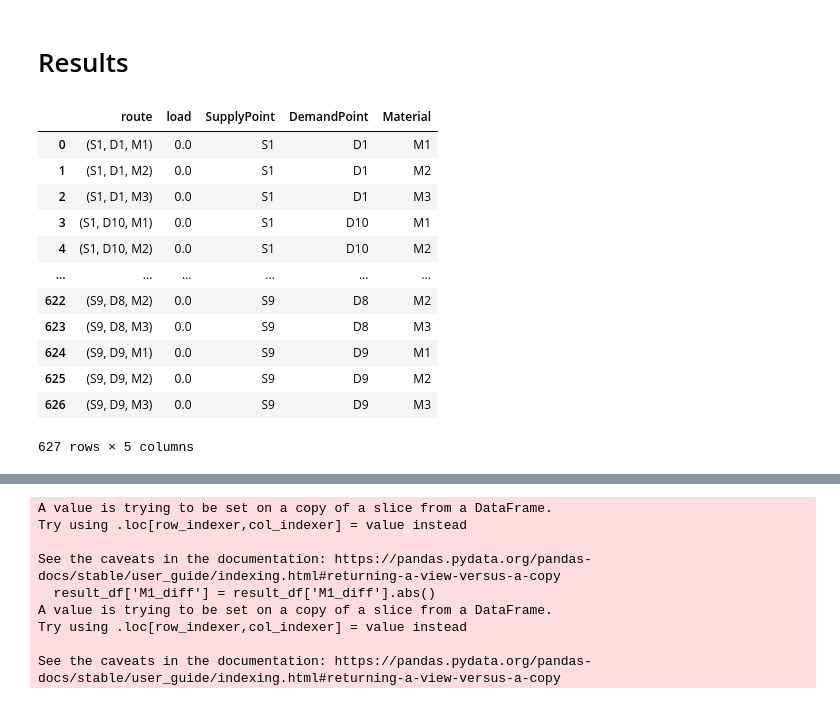
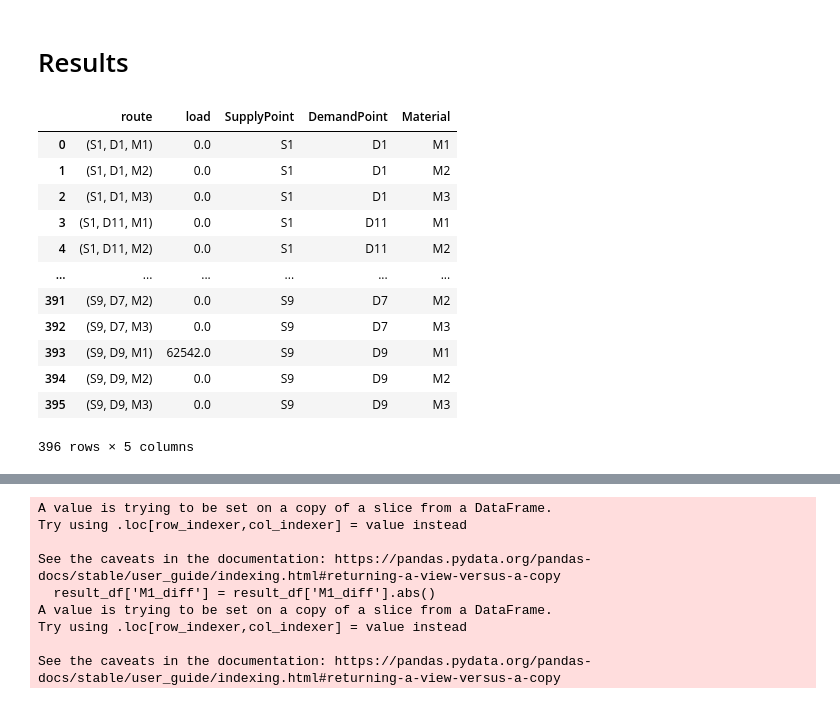
Before and after one commit to d-saikrishna/DataScience, a Jupyter notebook: DecisionScience/LinearProgramming/Supply-Demand.ipynb, the cells around one changed output, grey strips where cells are left out. Cells and saved outputs as stored; diff of their text form; code cells hidden in the pictures.

```diff
--- a/DecisionScience/LinearProgramming/Supply-Demand.ipynb
+++ b/DecisionScience/LinearProgramming/Supply-Demand.ipynb
@@ -171,0 +298,4 @@ demand_total
+# %%
+new_destinations = destinations[~destinations.isin(destinations_to_remove)].reset_index(drop=True)
+status, cost, vars = minimise_costs_lp(origins, new_destinations, materials, pertonkm_cost, distance_km, supply, demand_total)
+status
@@ -268,12 +400,13 @@ for o in origins:
 # %%
 # 2. Demand constraints with OR condition
 for d in destinations:
-    Lp_prob += p.lpSum([x[o, d, 'M1'] for o in origins]) == 0.05 * demand_total[d], f"Demand_Constraint_M1_{d}"
-    Lp_prob += p.lpSum([x[o, d, 'M2'] for o in origins]) == 0.10 * demand_total[d] * y[d, 'M2'], f"Demand_Constraint_M2_{d}"
-    Lp_prob += p.lpSum([x[o, d, 'M3'] for o in origins]) == 0.20 * demand_total[d] * y[d, 'M3'], f"Demand_Constraint_M3_{d}"
-    Lp_prob += y[d, 'M2'] + y[d, 'M3'] == 1, f"Blending_Option_Selection_{d}"
+    Lp_prob += p.lpSum([x[o, d, 'M1'] for o in origins]) <= 0.05 * demand_total[d], f"Demand_Constraint_M1_{d}"
+    #Lp_prob += p.lpSum([x[o, d, 'M2'] for o in origins]) == 0.10 * demand_total[d] * y[d, 'M2'], f"Demand_Constraint_M2_{d}"
+    #Lp_prob += p.lpSum([x[o, d, 'M3'] for o in origins]) == 0.20 * demand_total[d] * y[d, 'M3'], f"Demand_Constraint_M3_{d}"
+    #Lp_prob += y[d, 'M2'] + y[d, 'M3'] == 1, f"Blending_Option_Selection_{d}"
 # %%
 # 3. Blending constraints
-# for d in destinations:
-#     Lp_prob += p.lpSum([x[o, d, 'M2'] for o in origins]) == 2 * p.lpSum([x[o, d, 'M1'] for i in origins]), f"Blending_Constraint_M2_{d}"
-#     Lp_prob += p.lpSum([x[o, d, 'M3'] for o in origins]) == 4 * p.lpSum([x[o, d, 'M1'] for i in origins]), f"Blending_Constraint_M3_{d}"
+for d in destinations:
+    Lp_prob += p.lpSum([x[o, d, 'M2'] for o in origins]) == 2 * p.lpSum([x[o, d, 'M1'] for o in origins]) * y[d, 'M2'], f"Blending_Constraint_M2_{d}"
+    Lp_prob += p.lpSum([x[o, d, 'M3'] for o in origins]) == 4 * p.lpSum([x[o, d, 'M1'] for o in origins]) * y[d, 'M3'], f"Blending_Constraint_M3_{d}"
+    Lp_prob += y[d, 'M2'] + y[d, 'M3'] == 1, f"Blending_Option_Selection_{d}"
@@ -290,3 +425,7 @@ Total Cost =  2062705286.945659
 print(f"Status: {p.LpStatus[Lp_prob.status]}")
 # %% [output]
 Status: Optimal
+# %%
+for v in Lp_prob.variables():
+    if 'unmet' in v.name:
+        print(v.varValue)
@@ -297,32 +456,32 @@ distance_matrix[['SupplyPoint', 'DemandPoint']] = pd.DataFrame(distance_matrix['
 # %%
 import regex as re
 
 loads = []
 routes = []
-for v in Lp_prob.variables():
+for v in vars:
     if 'trans' in v.name:
         routes.append(re.findall(r"transport_\('([^']*)',_'([^']*)',_'([^']*)'\)", v.name)[0])
         loads.append(v.varValue)
 
 loads_matrix = pd.DataFrame([routes,loads]).T
 loads_matrix.columns = ['route','load']
 
 loads_matrix[['SupplyPoint', 'DemandPoint', 'Material']] = pd.DataFrame(loads_matrix['route'].tolist(), index=loads_matrix.index)
 loads_matrix
 # %% [output]
 |  | route | load | SupplyPoint | DemandPoint | Material |
 | 0 | (S1, D1, M1) | 0.0 | S1 | D1 | M1 |
 | 1 | (S1, D1, M2) | 0.0 | S1 | D1 | M2 |
 | 2 | (S1, D1, M3) | 0.0 | S1 | D1 | M3 |
-| 3 | (S1, D10, M1) | 0.0 | S1 | D10 | M1 |
-| 4 | (S1, D10, M2) | 0.0 | S1 | D10 | M2 |
+| 3 | (S1, D11, M1) | 0.0 | S1 | D11 | M1 |
+| 4 | (S1, D11, M2) | 0.0 | S1 | D11 | M2 |
 | ... | ... | ... | ... | ... | ... |
-| 622 | (S9, D8, M2) | 0.0 | S9 | D8 | M2 |
-| 623 | (S9, D8, M3) | 0.0 | S9 | D8 | M3 |
-| 624 | (S9, D9, M1) | 0.0 | S9 | D9 | M1 |
-| 625 | (S9, D9, M2) | 0.0 | S9 | D9 | M2 |
-| 626 | (S9, D9, M3) | 0.0 | S9 | D9 | M3 |
+| 391 | (S9, D7, M2) | 0.0 | S9 | D7 | M2 |
+| 392 | (S9, D7, M3) | 0.0 | S9 | D7 | M3 |
+| 393 | (S9, D9, M1) | 62542.0 | S9 | D9 | M1 |
+| 394 | (S9, D9, M2) | 0.0 | S9 | D9 | M2 |
+| 395 | (S9, D9, M3) | 0.0 | S9 | D9 | M3 |
-627 rows × 5 columns
+396 rows × 5 columns
 # %%
 finalresults = loads_matrix.merge(distance_matrix, on=['SupplyPoint','DemandPoint'])
 finalresults['Cost'] = finalresults['load']*finalresults['km']*pertonkm_cost
```
Also changed, not shown: parts of 25 cells of this notebook, 5 other files.
